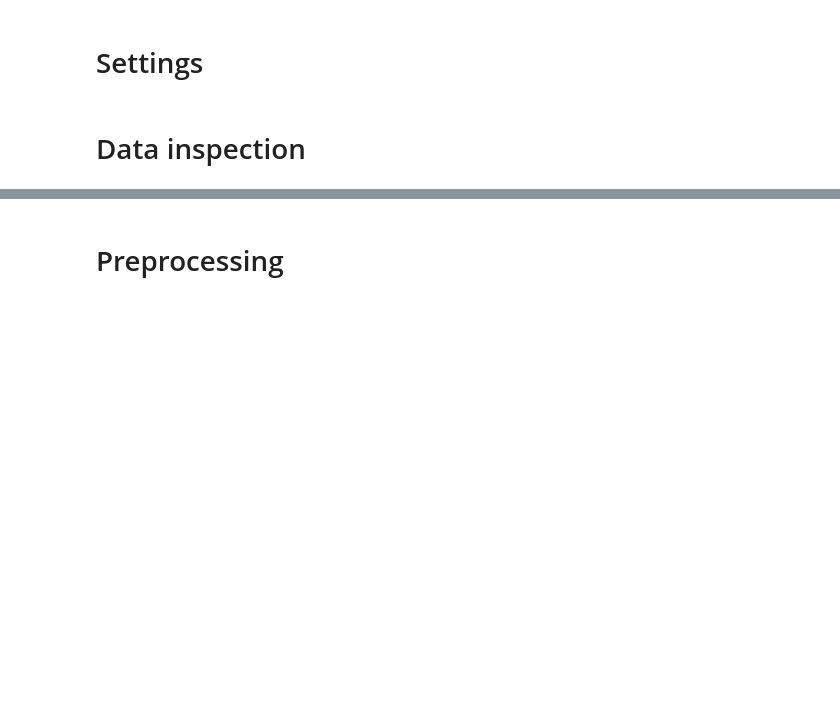
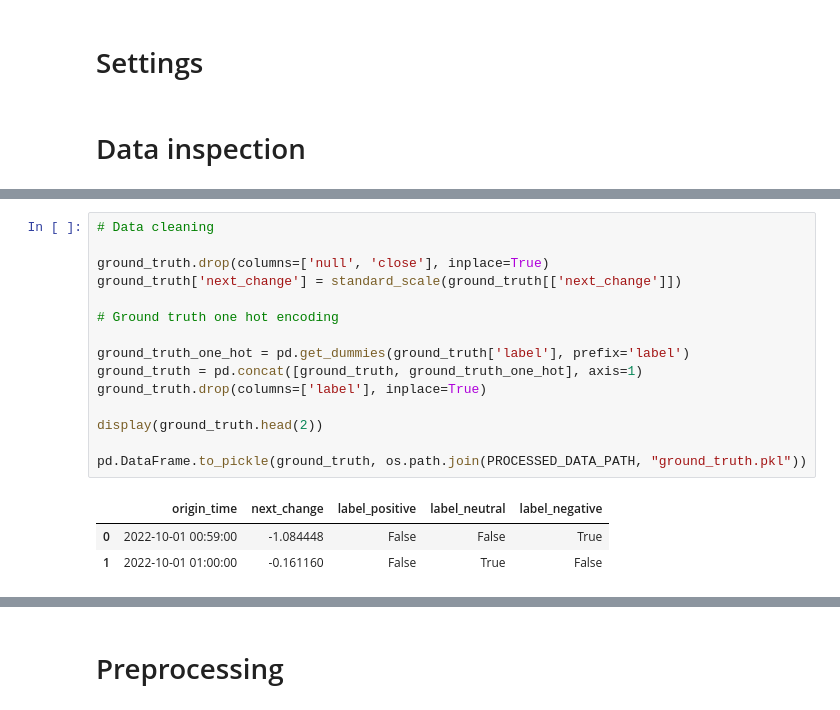
Before and after one commit to francescoperagine/big_data_bitcoin_forecasting, a Jupyter notebook: notebooks/data_analysis.ipynb, the cells around one changed output, grey strips where cells are left out. Drawn from its saved outputs; the diff is of its cells as text; blank space fills up the shorter version.

```diff
--- a/notebooks/data_analysis.ipynb
+++ b/notebooks/data_analysis.ipynb
@@ -62,3 +67,22 @@ print(f"Ground truth new length: {len(ground_truth)}")
+# %%
+# Data cleaning
+
+ground_truth.drop(columns=['null', 'close'], inplace=True)
+ground_truth['next_change'] = standard_scale(ground_truth[['next_change']])
+
+# Ground truth one hot encoding
+
+ground_truth_one_hot = pd.get_dummies(ground_truth['label'], prefix='label')
+ground_truth = pd.concat([ground_truth, ground_truth_one_hot], axis=1)
+ground_truth.drop(columns=['label'], inplace=True)
+
+display(ground_truth.head(2))
+
+pd.DataFrame.to_pickle(ground_truth, os.path.join(PROCESSED_DATA_PATH, "ground_truth.pkl"))
+# %% [output]
+|  | origin_time | next_change | label_positive | label_neutral | label_negative |
+| 0 | 2022-10-01 00:59:00 | -1.084448 | False | False | True |
+| 1 | 2022-10-01 01:00:00 | -0.161160 | False | True | False |
 # %%
 # Exchanges summary
 
```
Also changed, not shown: parts of 11 cells of this notebook, 7 other files.
